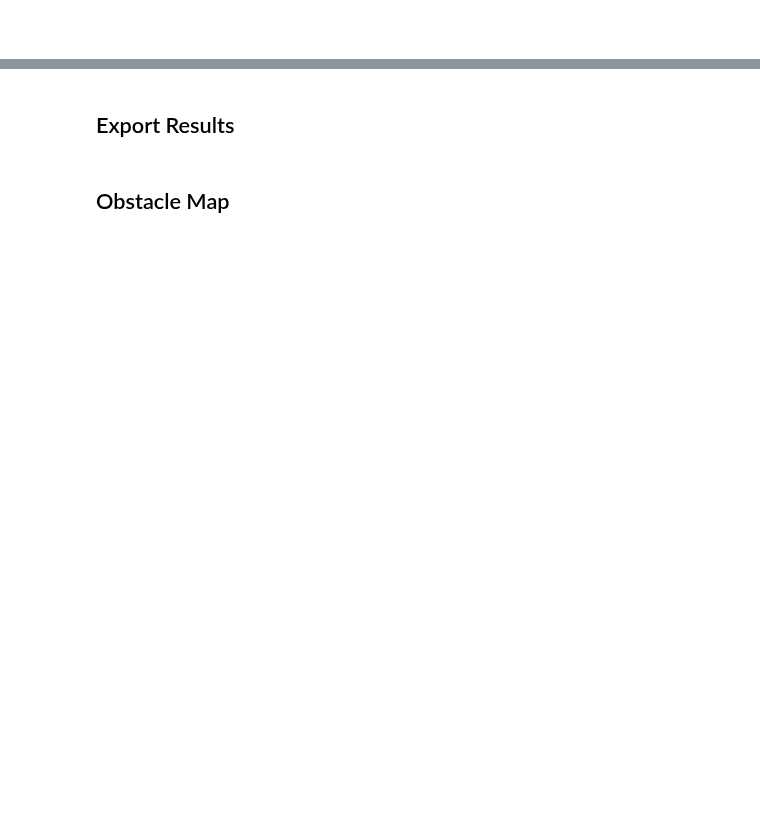
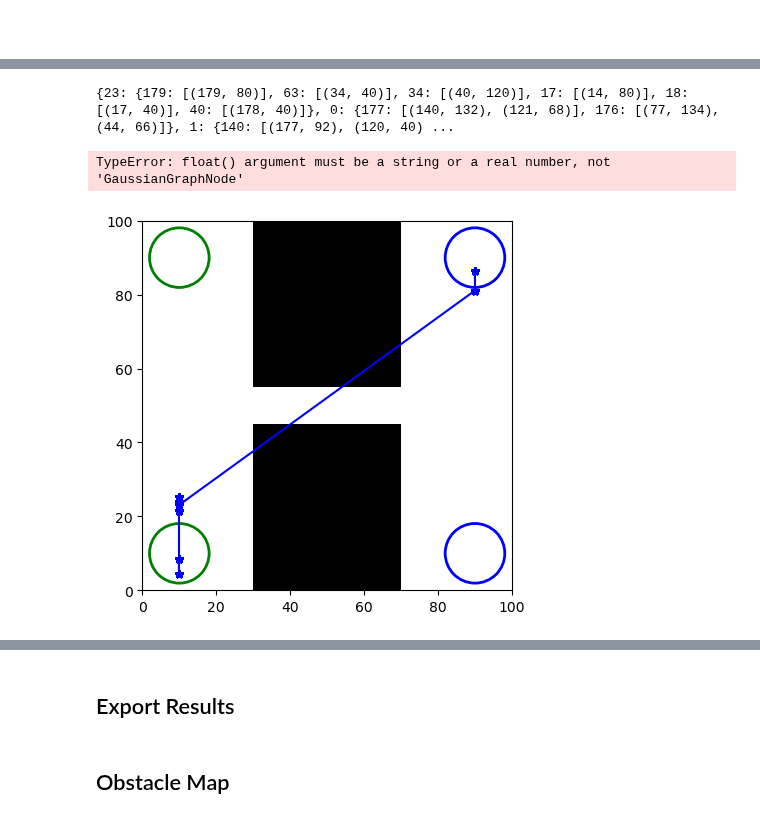
Before and after one commit to Zander-M/ST_Gaussian_PRM, a Jupyter notebook: notebooks/performance_compare.ipynb, the cells around one changed output, grey strips where cells are left out. Cells and saved outputs as stored; diff of their text form; code cells hidden in the pictures; blank space fills up the shorter version.

Commit message:
Update gaussian test

```diff
--- a/notebooks/performance_compare.ipynb
+++ b/notebooks/performance_compare.ipynb
@@ -82,0 +89,31 @@ Time step:  10 Max Flow:  2
+# %%
+import pickle
+from matplotlib import pyplot as plt
+from swarm_prm.solvers.micro import GaussianTrajectorySolver
+
+simple_paths = gaussian_prm.get_solution(flow_dict, timestep, num_agent)
+macro_solution = gaussian_prm.get_macro_solution(flow_dict)
+print(macro_solution)
+
+timestep = max(macro_solution.keys())
+
+
+gt_solver = GaussianTrajectorySolver(gaussian_prm, macro_solution, timestep, num_agent, safety_gap=0)
+gt_paths = gt_solver.solve()
+fig, ax = instance.visualize()
+
+for path in simple_paths:
+    x_coords = [loc[0] for loc in path]
+    y_coords = [loc[1] for loc in path]
+    ax.plot(x_coords, y_coords, '-*', label='Path', color='blue')
+#
+cmap = plt.get_cmap("tab10")
+#
+for i, path in enumerate(gt_paths):
+    x_coords = [loc[0] for loc in path]
+    y_coords = [loc[1] for loc in path]
+    ax.plot(x_coords, y_coords, '--', label='Path', color=cmap(i%10))
+# %% [output]
+{23: {179: [(179, 80)], 63: [(34, 40)], 34: [(40, 120)], 17: [(14, 80)], 18: [(17, 40)], 40: [(178, 40)]}, 0: {177: [(140, 132), (121, 68)], 176: [(77, 134), (44, 66)]}, 1: {140: [(177, 92), (120, 40) ...
+TypeError: float() argument must be a string or a real number, not 'GaussianGraphNode'
+[figure, added]
```
Also changed, not shown: parts of 7 cells of this notebook, 9 other files.
